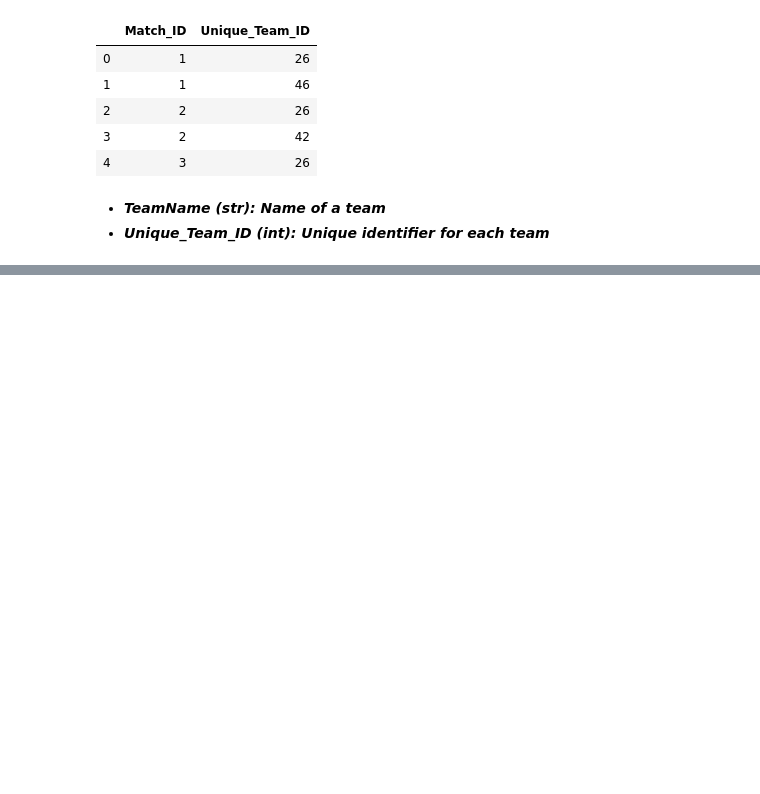
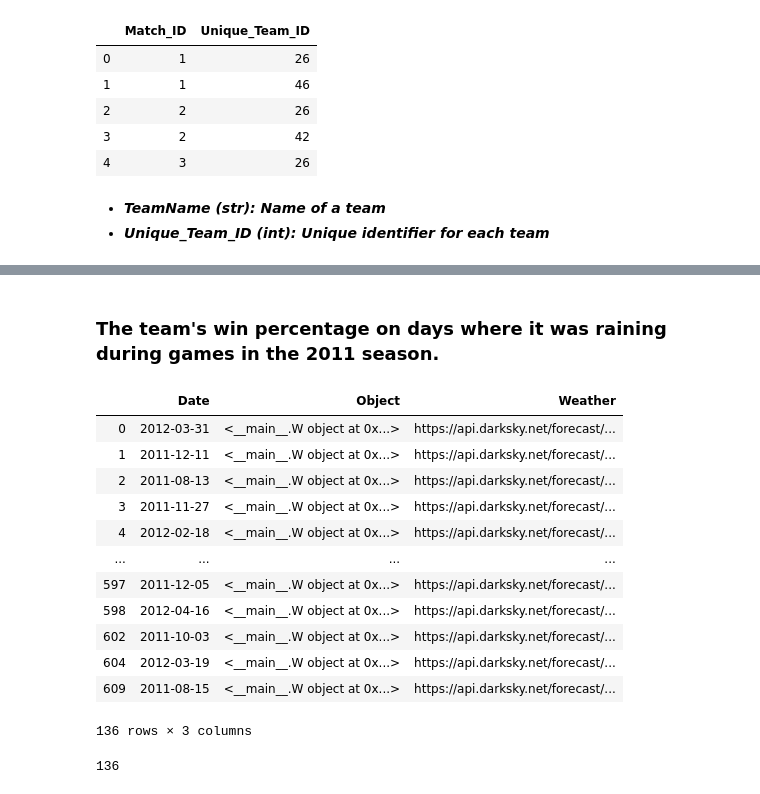
Before and after one commit to valmadrid/london-ds-100719-M2-project-template, a Jupyter notebook: valmadrid.ipynb, the cells around one changed output, grey strips where cells are left out. Saved outputs shown, nothing was run; the diff lists cells and outputs as text; code cells hidden in the pictures; blank space fills up the shorter version.

```diff
--- a/valmadrid.ipynb
+++ b/valmadrid.ipynb
@@ -177,0 +361,29 @@ print(df_away.head())
+# %% [markdown]
+### The team's win percentage on days where it was raining during games in the 2011 season.
+# %%
+df_days = pd.DataFrame(df_2011["Date"].drop_duplicates(keep="first"))
+df_days["Object"] = pd.Series([])
+df_days["Weather"] = pd.Series([])
+
+for i in range(len(df_days["Date"])):
+    df_days["Object"].iloc[i] = W(df_days["Date"].iloc[i])
+    df_days["Weather"].iloc[i] = df_days["Object"].iloc[i].link
+df_days
+# %% [output]
+|  | Date | Object | Weather |
+| 0 | 2012-03-31 | <__main__.W object at 0x...> | https://api.darksky.net/forecast/... |
+| 1 | 2011-12-11 | <__main__.W object at 0x...> | https://api.darksky.net/forecast/... |
+| 2 | 2011-08-13 | <__main__.W object at 0x...> | https://api.darksky.net/forecast/... |
+| 3 | 2011-11-27 | <__main__.W object at 0x...> | https://api.darksky.net/forecast/... |
+| 4 | 2012-02-18 | <__main__.W object at 0x...> | https://api.darksky.net/forecast/... |
+| ... | ... | ... | ... |
+| 597 | 2011-12-05 | <__main__.W object at 0x...> | https://api.darksky.net/forecast/... |
+| 598 | 2012-04-16 | <__main__.W object at 0x...> | https://api.darksky.net/forecast/... |
+| 602 | 2011-10-03 | <__main__.W object at 0x...> | https://api.darksky.net/forecast/... |
+| 604 | 2012-03-19 | <__main__.W object at 0x...> | https://api.darksky.net/forecast/... |
+| 609 | 2011-08-15 | <__main__.W object at 0x...> | https://api.darksky.net/forecast/... |
+136 rows × 3 columns
+# %%
+len(df_days)
+# %% [output]
+136
```
Also changed, not shown: parts of 29 cells of this notebook, 2 other files.
